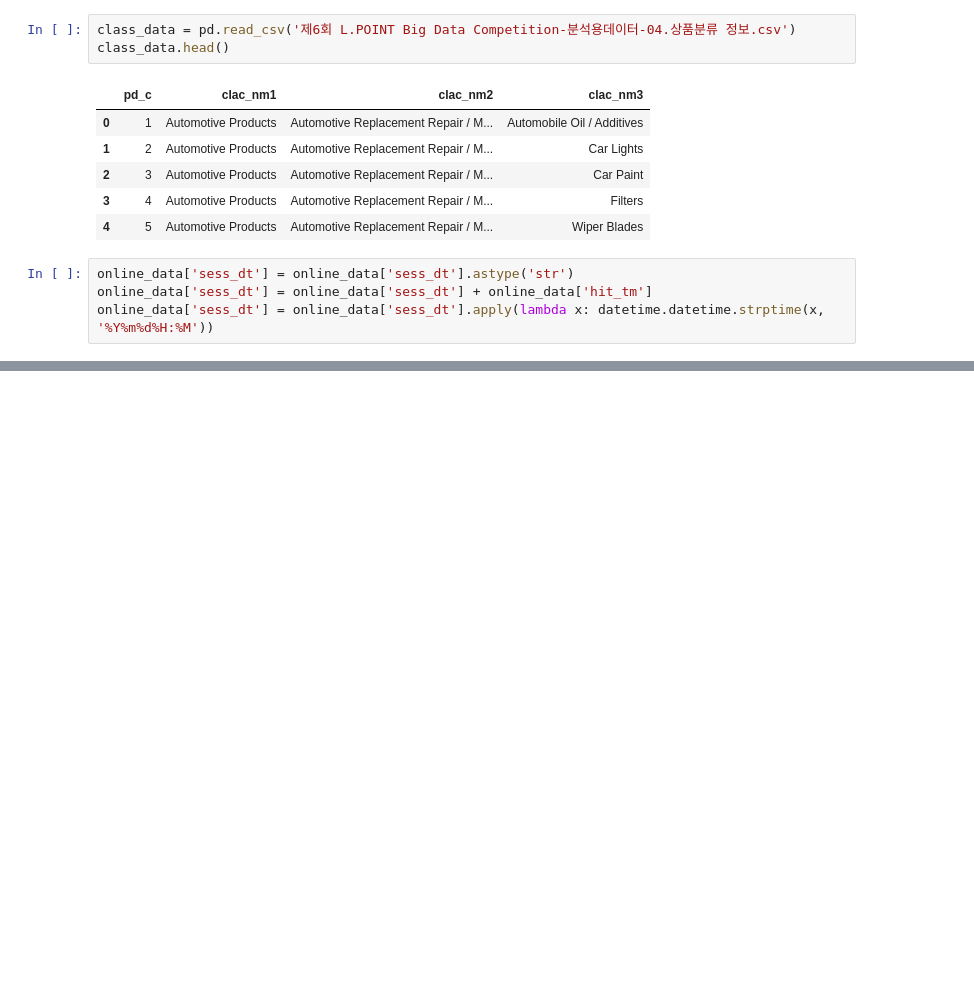
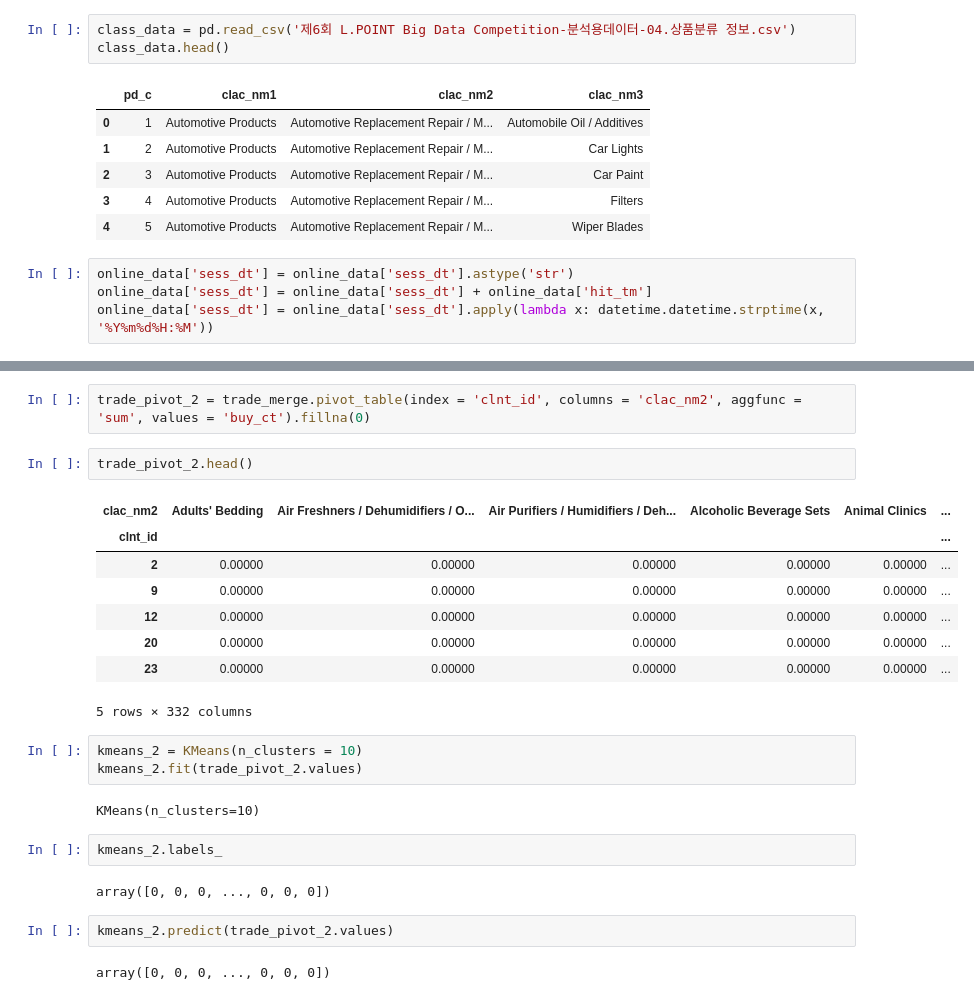
Before and after one commit to Gyeol0/Personalized-Content-Recommendation, a Jupyter notebook: clustering.ipynb, the cells around one changed output, grey strips where cells are left out. Cells and saved outputs as stored; diff of their text form; blank space fills up the shorter version.

```diff
--- a/clustering.ipynb
+++ b/clustering.ipynb
@@ -82,0 +139,26 @@ online_data
+# %%
+trade_pivot_2 = trade_merge.pivot_table(index = 'clnt_id', columns = 'clac_nm2', aggfunc = 'sum', values = 'buy_ct').fillna(0)
+# %%
+trade_pivot_2.head()
+# %% [output]
+| clac_nm2 | Adults' Bedding | Air Freshners / Dehumidifiers / O... | Air Purifiers / Humidifiers / Deh... | Alcoholic Beverage Sets | Animal Clinics | ... |
+| clnt_id |  |  |  |  |  | ... |
+| 2 | 0.00000 | 0.00000 | 0.00000 | 0.00000 | 0.00000 | ... |
+| 9 | 0.00000 | 0.00000 | 0.00000 | 0.00000 | 0.00000 | ... |
+| 12 | 0.00000 | 0.00000 | 0.00000 | 0.00000 | 0.00000 | ... |
+| 20 | 0.00000 | 0.00000 | 0.00000 | 0.00000 | 0.00000 | ... |
+| 23 | 0.00000 | 0.00000 | 0.00000 | 0.00000 | 0.00000 | ... |
+5 rows × 332 columns
+# %%
+kmeans_2 = KMeans(n_clusters = 10)
+kmeans_2.fit(trade_pivot_2.values)
+# %% [output]
+KMeans(n_clusters=10)
+# %%
+kmeans_2.labels_
+# %% [output]
+array([0, 0, 0, ..., 0, 0, 0])
+# %%
+kmeans_2.predict(trade_pivot_2.values)
+# %% [output]
+array([0, 0, 0, ..., 0, 0, 0])
```
Also changed, not shown: parts of 23 cells of this notebook.
